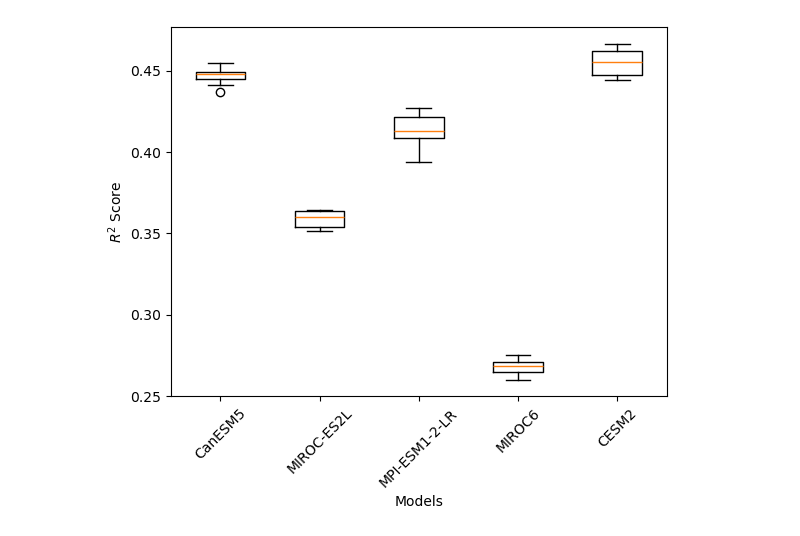
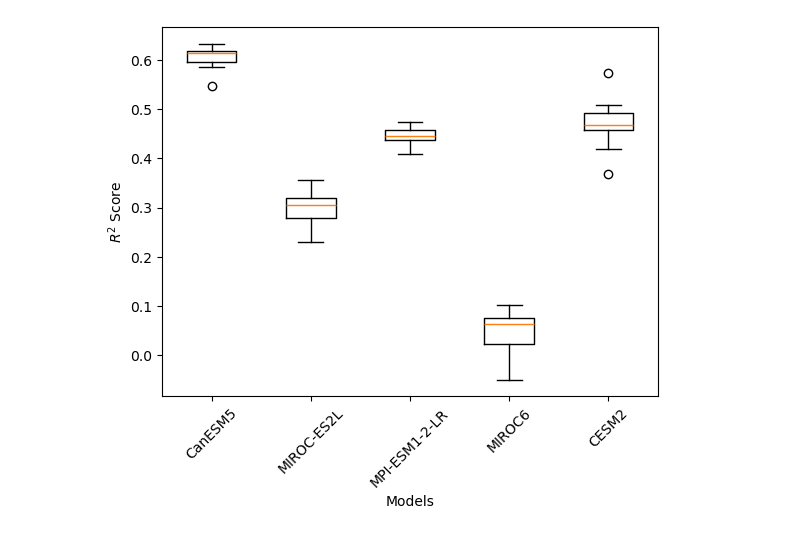
Before and after one commit to homerdurand/ForceSMIP, a Jupyter notebook: notebooks/Anchor_stability_selection.ipynb, the cells around one changed output. Cells and saved outputs as stored; diff of their text form; code cells hidden in the pictures.

```diff
--- a/notebooks/Anchor_stability_selection.ipynb
+++ b/notebooks/Anchor_stability_selection.ipynb
@@ -134,8 +107,10 @@ try :
         weights = pickle.load(f)
 except:
     print('Weights does not exists!')
+    weights = {model:{gamma : {'weights':None, 'n_samples': N*occurence_models_test[model]} for gamma in gammas} for model in models}
 
 for model in models :
     for gamma in gammas :
         if gamma not in weights[model].keys():
-            weights[model][gamma] = None
+            weights[model][gamma]['weights'] = None
+            weights[model][gamma]['n_samples'] = N*occurence_models_test[model]
@@ -181,10 +156,11 @@ for i in tqdm(range(len(models_test))):
         print('Selected alpha : {}'.format(ridge.alpha_))
         print("Ridge regression fitted!")
         print('Saving weights...', end='\r')
-        if weights[m_test][gamma] is None:
-            weights[m_test][gamma] = np.hstack((ridge.coef_/occurence_models_test[m_test], (ridge.intercept_/occurence_models_test[m_test])[:,None]))
+        if weights[m_test][gamma]['weights'] is None:
+            weights[m_test][gamma]['weights'] = np.hstack((ridge.coef_, ridge.intercept_[:,None]))
         else:
-            weights[m_test][gamma] += np.hstack((ridge.coef_/occurence_models_test[m_test], (ridge.intercept_/occurence_models_test[m_test])[:,None]))
+            weights[m_test][gamma]['weights'] = (weights[m_test][gamma]['n_samples']*weights[m_test][gamma]['weights'] + N*occurence_models_test[m_test]*np.hstack((ridge.coef_, ridge.intercept_[:,None])))/(N*occurence_models_test[m_test] + weights[m_test][gamma]['n_samples'])
+            weights[m_test][gamma]['n_samples'] += N*occurence_models_test[m_test]
         print("Weights saved!")
 # Save the weights for this alpha to a file
 file_path = f'../weights/Anchor_weights_stability_n{N}_coarse{coarse}.pkl'
@@ -348,7 +324,7 @@ for b in tqdm(range(R)):
             A_test, X_test, Y_test = load_data_models([model], var='tas', coarse=coarse, n_sample=N)
             print('Data extracted!')
             print("Predicting data ...", end='\r')
-            A, B = weights[model][gamma][:,:-1], weights[model][gamma][:,-1]
+            A, B = weights[model][gamma]['weights'][:,:-1], weights[model][gamma]['weights'][:,-1]
             Y_pred = X_test @ A.T + B
             print("Data predicted")
             print("Computing scores for ({} - {})".format(model, gamma), end='\r')
@@ -530,22 +508,22 @@ Score computed!
 # %%
-alpha=10
+gamma=1
 # %%
-plt.boxplot([np.mean(scores_pattern[model][alpha], axis=1) for model in models])
+plt.boxplot([np.mean(scores_pattern[model][gamma], axis=1) for model in models])
 # Boxplot
 # Set xticklabels with alpha values
 plt.xticks(range(1, len(models) + 1), [model for model in models], rotation=45)
 
 # Set xlabel with alphas
 plt.xlabel(r'Models')
 
 # Set ylabel with r2 score
 plt.ylabel(r'$R^2$ Score')
 
 directory = '../Results'
 plt.savefig(directory + "/R2_anchor{}_stability_coarse{}.pdf".format(gamma, coarse), format="pdf", bbox_inches="tight")
 
 plt.show()
 # %% [output]
-[figure, old version]
+[figure, new version]
 # %%
 model = 'CanESM5'
```
Also changed, not shown: parts of 9 cells of this notebook, 1 other file.
